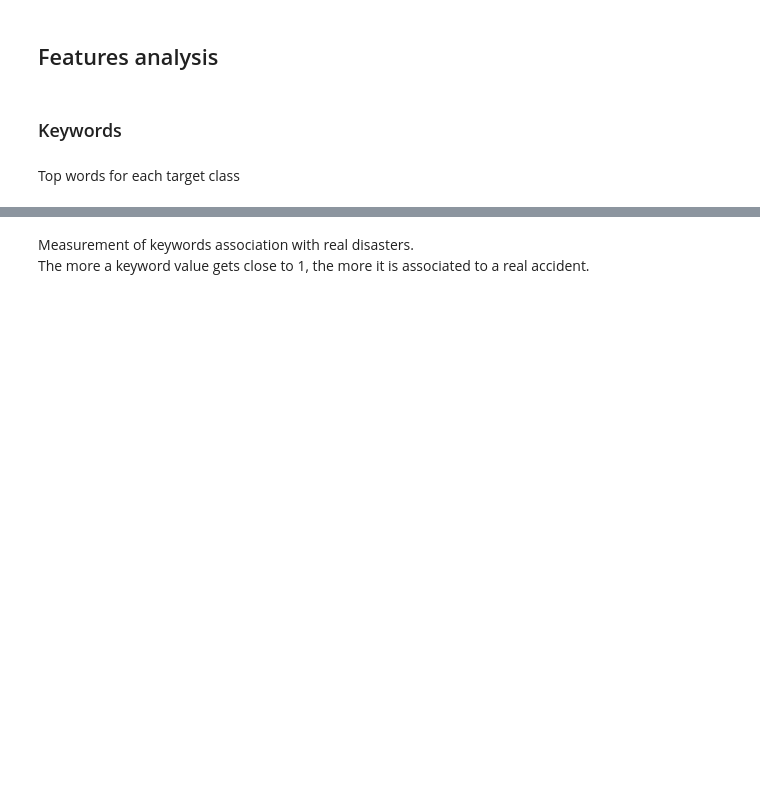
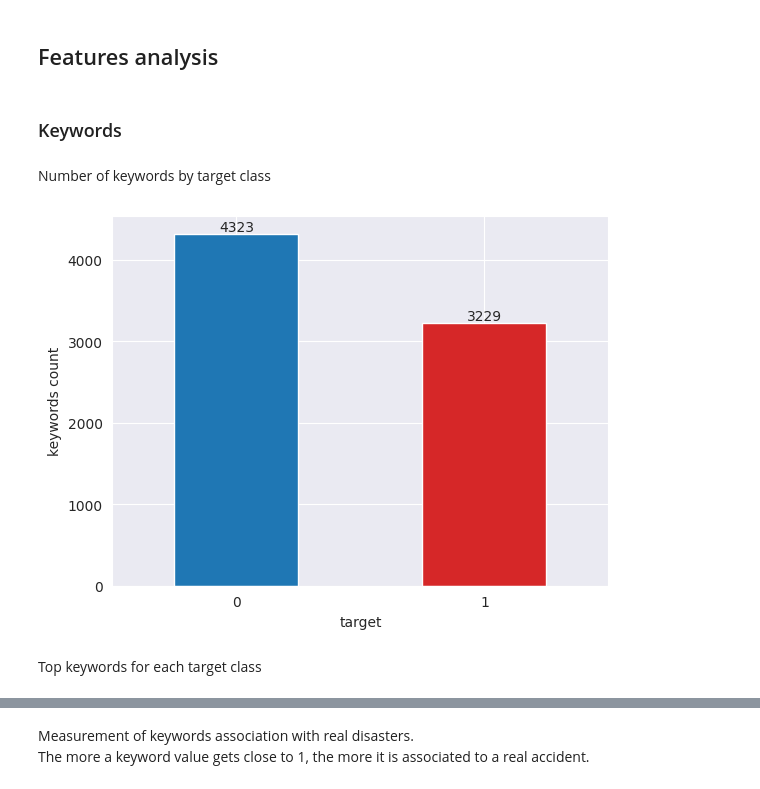
Before and after one commit to NanoClem/nlp-disasters-tweets, a Jupyter notebook: tweets_disasters_EDA.ipynb, the cells around one changed output, grey strips where cells are left out. Drawn from its saved outputs; the diff is of its cells as text; code cells hidden in the pictures; blank space fills up the shorter version.

```diff
--- a/tweets_disasters_EDA.ipynb
+++ b/tweets_disasters_EDA.ipynb
@@ -222,5 +224,16 @@ df_prep.head()
 ## Features analysis
 # %% [markdown]
 ### Keywords
+# %% [markdown]
+Number of keywords by target class
+# %%
+keywords_ct = df_prep.groupby("target")["keyword"].count()
+
+ax = keywords_ct.plot(kind="bar", rot=0, color=target_colors)
+ax.set_ylabel("keywords count")
+ax.bar_label(ax.containers[0], labels=[val for val in ax.containers[0].datavalues])
+plt.show()
+# %% [output]
+[figure, added]
 # %% [markdown]
-Top words for each target class
+Top keywords for each target class
```
Also changed, not shown: parts of 7 cells of this notebook.
